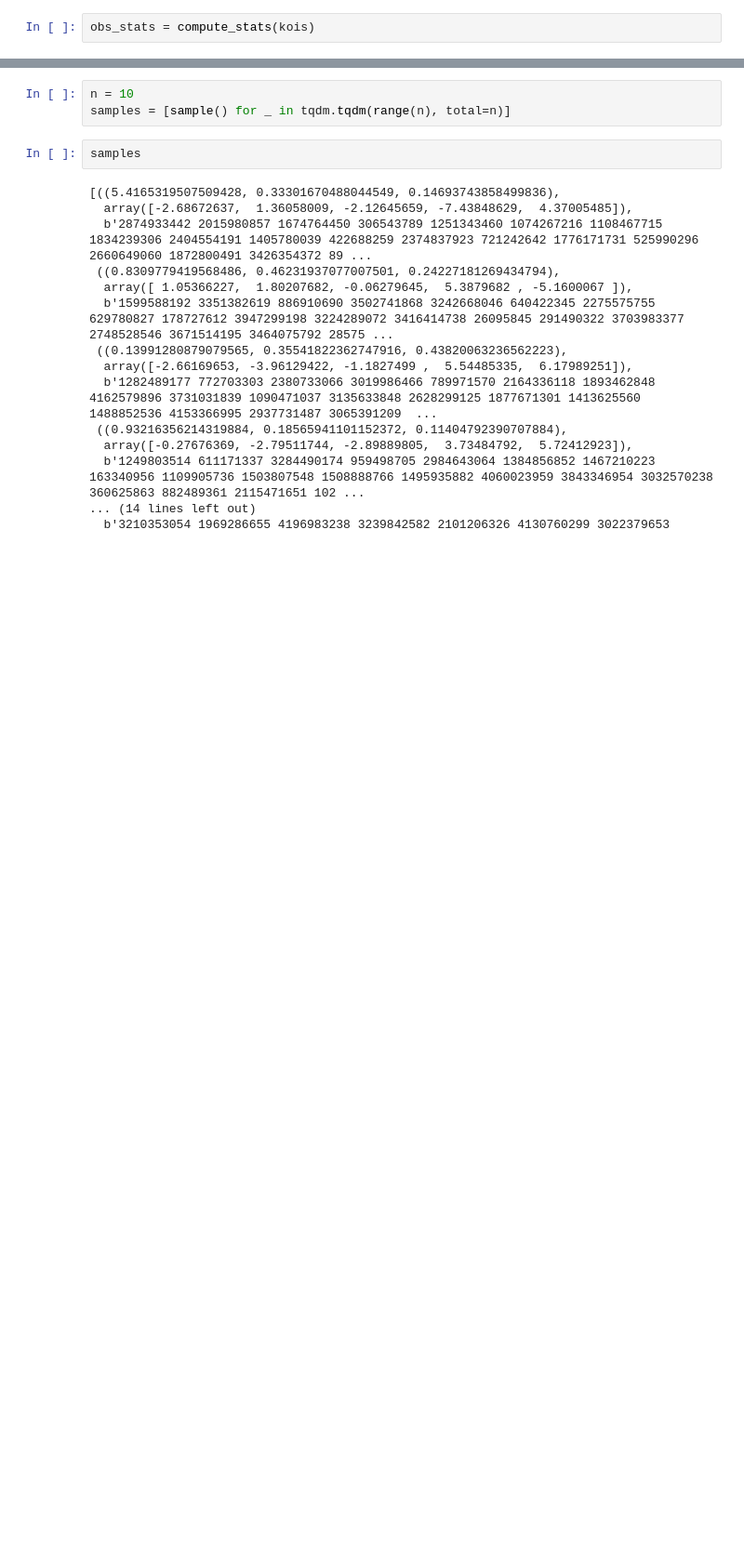
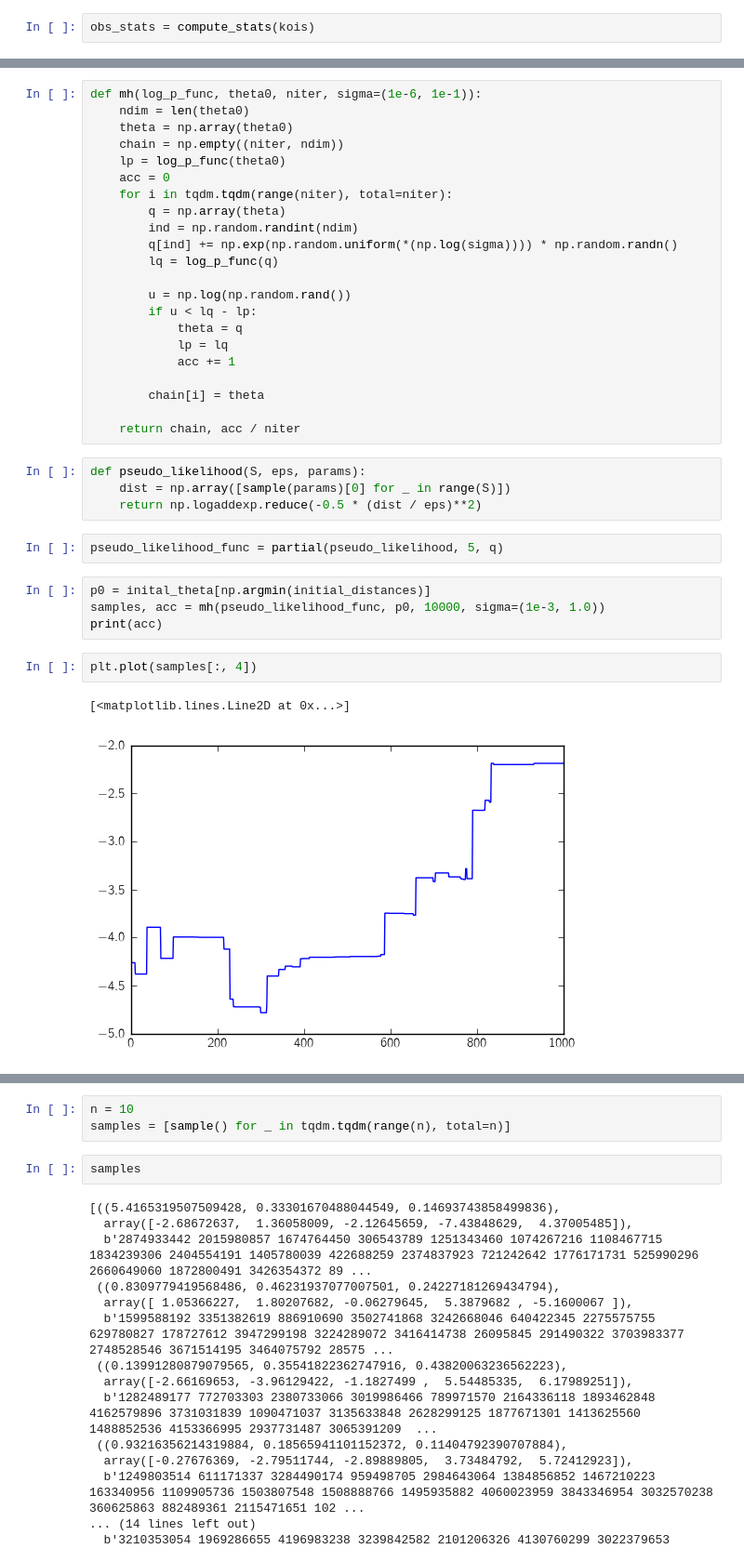
Before and after one commit to dfm/exoabc, a Jupyter notebook: exoplanet-demo.ipynb, the cells around one changed output, grey strips where cells are left out. Shown at 93% size. Drawn from its saved outputs; the diff is of its cells as text; blank space fills up the shorter version.

```diff
--- a/exoplanet-demo.ipynb
+++ b/exoplanet-demo.ipynb
@@ -94,0 +105,37 @@ def sample(initial=None):
+# %%
+def mh(log_p_func, theta0, niter, sigma=(1e-6, 1e-1)):
+    ndim = len(theta0)
+    theta = np.array(theta0)
+    chain = np.empty((niter, ndim))
+    lp = log_p_func(theta0)
+    acc = 0
+    for i in tqdm.tqdm(range(niter), total=niter):
+        q = np.array(theta)
+        ind = np.random.randint(ndim)
+        q[ind] += np.exp(np.random.uniform(*(np.log(sigma)))) * np.random.randn()
+        lq = log_p_func(q)
+
+        u = np.log(np.random.rand())
+        if u < lq - lp:
+            theta = q
+            lp = lq
+            acc += 1
+
+        chain[i] = theta
+
+    return chain, acc / niter
+# %%
+def pseudo_likelihood(S, eps, params):
+    dist = np.array([sample(params)[0] for _ in range(S)])
+    return np.logaddexp.reduce(-0.5 * (dist / eps)**2)
+# %%
+pseudo_likelihood_func = partial(pseudo_likelihood, 5, q)
+# %%
+p0 = inital_theta[np.argmin(initial_distances)]
+samples, acc = mh(pseudo_likelihood_func, p0, 10000, sigma=(1e-3, 1.0))
+print(acc)
+# %%
+plt.plot(samples[:, 4])
+# %% [output]
+[<matplotlib.lines.Line2D at 0x...>]
+[figure, added]
```
Also changed, not shown: parts of 12 cells of this notebook, 2 other files.
